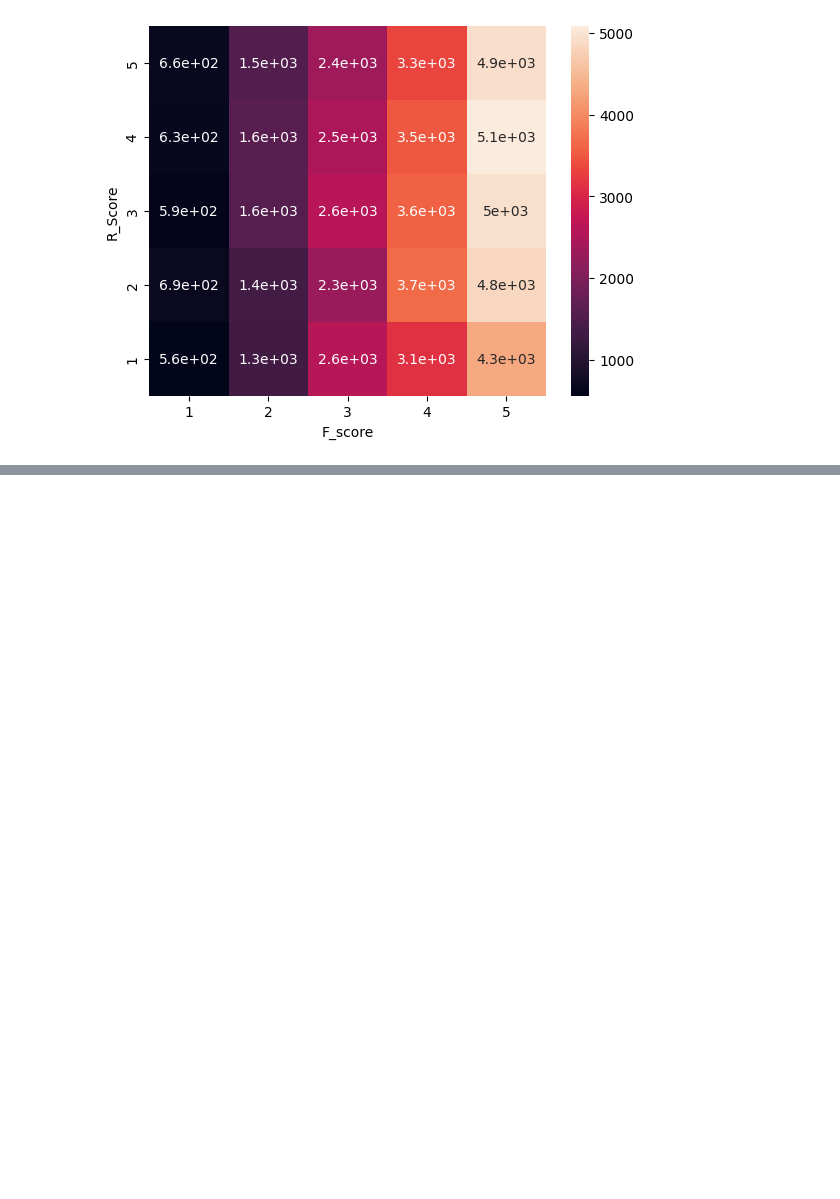
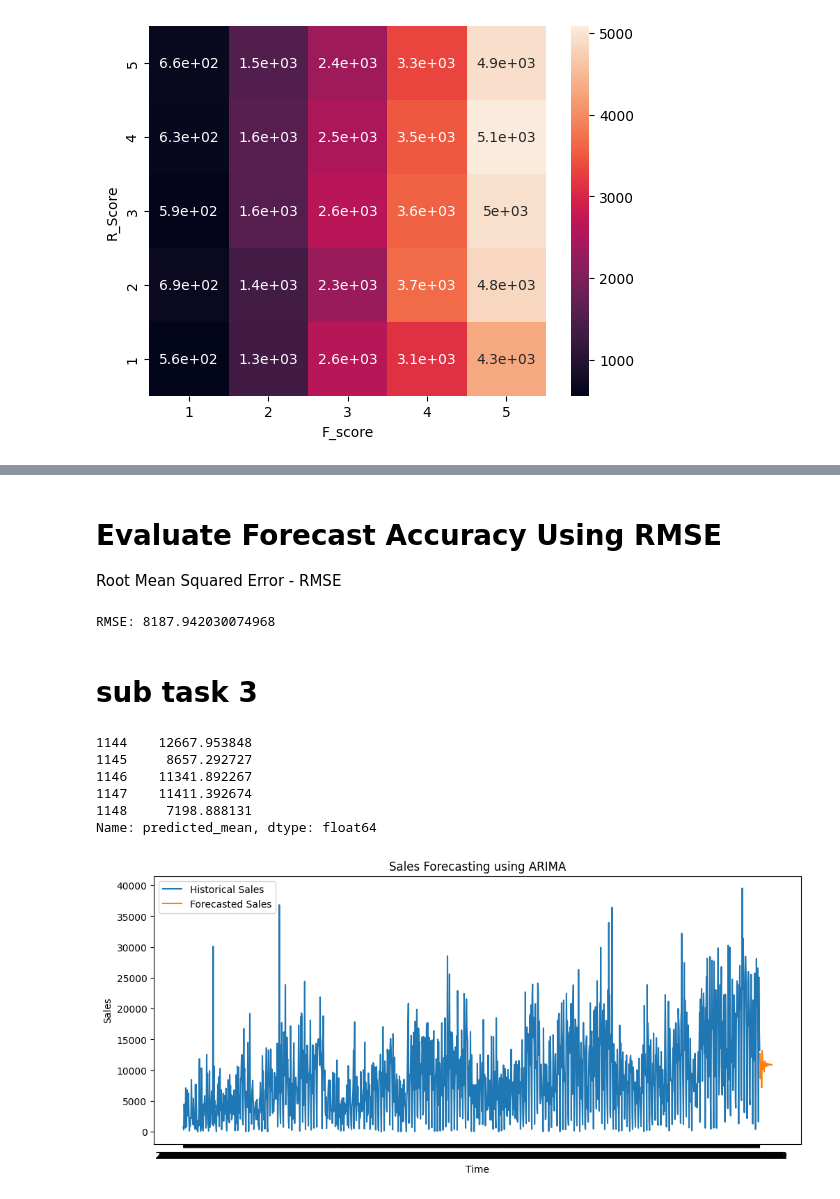
Before and after one commit to Manasagowda24/E_commerce-sales-analysis, a Jupyter notebook: cleaned_superstore_Analysis.ipynb, the cells around one changed output, grey strips where cells are left out. Saved outputs shown, nothing was run; the diff lists cells and outputs as text; code cells hidden in the pictures; blank space fills up the shorter version.

```diff
--- a/cleaned_superstore_Analysis.ipynb
+++ b/cleaned_superstore_Analysis.ipynb
@@ -704,0 +893,7 @@ sns.heatmap(heatmap_data, annot=True)
+# %%
+#Split Data into Training & Testing Sets
+
+train_size = int(len(sales_series) * 0.8)
+
+train = sales_series[:train_size]
+test = sales_series[train_size:]
@@ -704,0 +931,7 @@ sns.heatmap(heatmap_data, annot=True)
+# %%
+#Train the ARIMA Forecasting Model
+
+model = ARIMA(train, order=(5,1,0))
+# %%
+# Fit the Model
+model_fit = model.fit()
@@ -704,0 +988,51 @@ sns.heatmap(heatmap_data, annot=True)
+# %% [markdown]
+# Evaluate Forecast Accuracy Using RMSE
+Root Mean Squared Error - RMSE
+# %%
+from sklearn.metrics import mean_squared_error
+import numpy as np
+
+rmse = np.sqrt(mean_squared_error(test, predictions))
+
+print("RMSE:", rmse)
+# %% [output]
+RMSE: 8187.942030074968
+# %% [markdown]
+# sub task 3
+# %%
+#Forecast Future Sales
+future_forecast = model_fit.forecast(steps=30)
+# %%
+future_forecast.head()
+# %% [output]
+1144    12667.953848
+1145     8657.292727
+1146    11341.892267
+1147    11411.392674
+1148     7198.888131
+Name: predicted_mean, dtype: float64
+# %%
+import matplotlib.pyplot as plt
+
+plt.figure(figsize=(12,5))
+
+plt.plot(sales_series, label='Historical Sales')
+
+plt.plot(
+    range(len(sales_series),
+    len(sales_series) + len(future_forecast)),
+    future_forecast,
+    label='Forecasted Sales'
+)
+
+plt.legend()
+
+plt.title('Sales Forecasting using ARIMA')
+
+plt.xlabel('Time')
+
+plt.ylabel('Sales')
+
+plt.show()
+# %% [output]
+[figure, added]
```
Also changed, not shown: parts of 35 cells of this notebook, 1 other file.
